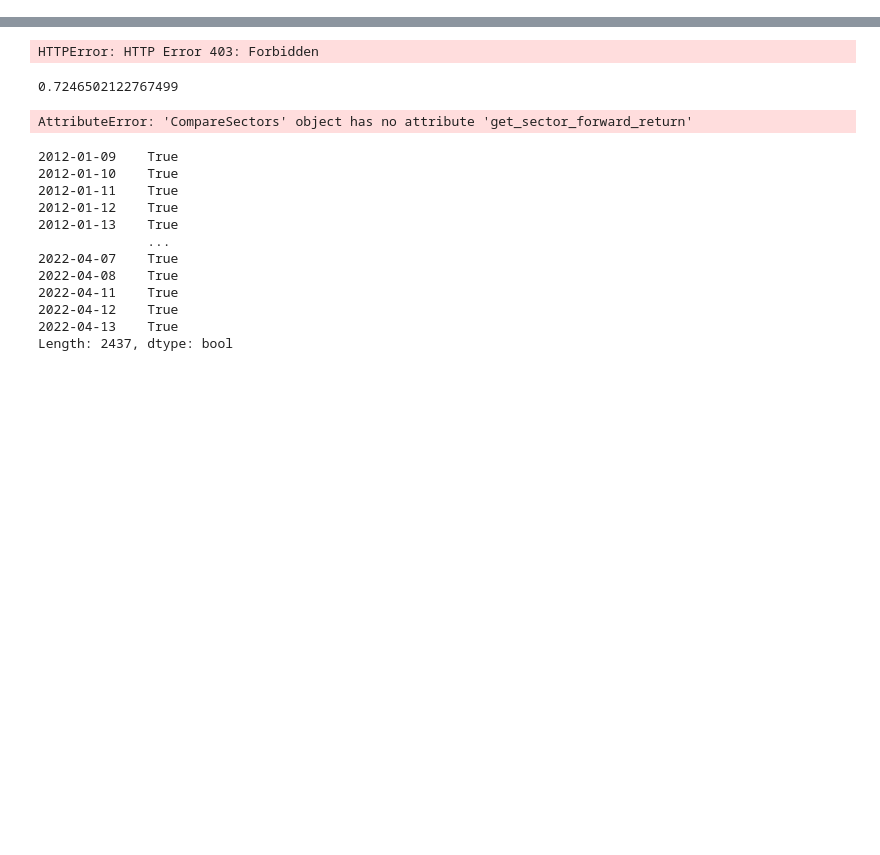
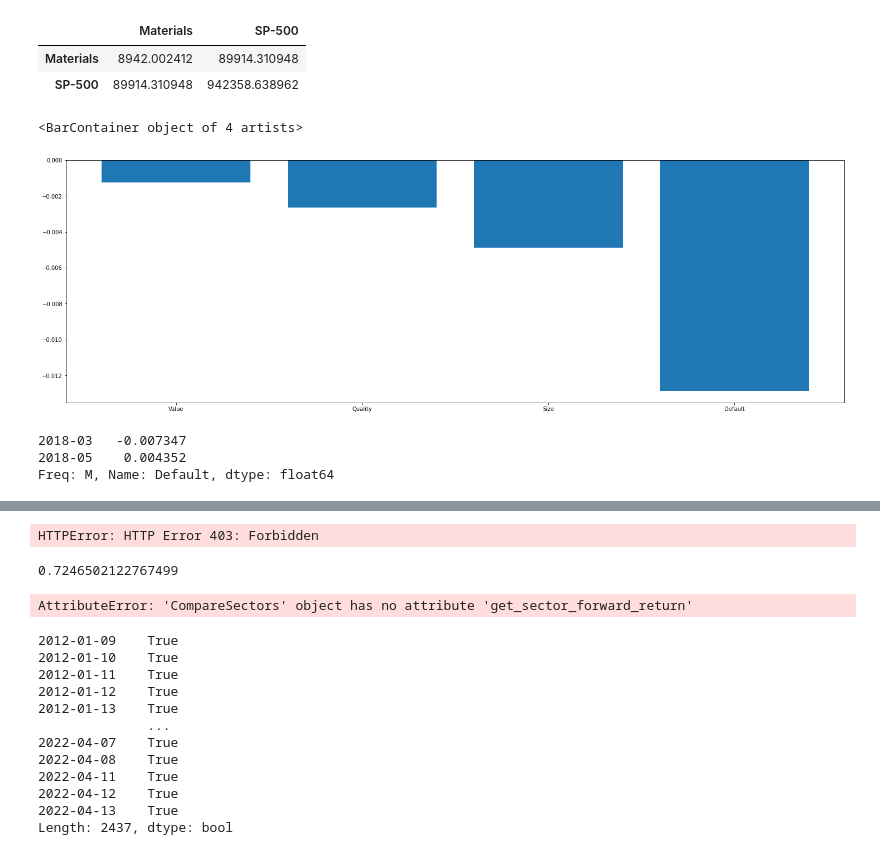
Before and after one commit to Rhys2024/740, a Jupyter notebook: Building.ipynb, the cells around one changed output, grey strips where cells are left out. Drawn from its saved outputs; the diff is of its cells as text; code cells hidden in the pictures; blank space fills up the shorter version.

```diff
--- a/Building.ipynb
+++ b/Building.ipynb
@@ -100,0 +183,25 @@ exposure_report.mean_returns
+# %%
+
+bruh.cov()
+# %% [output]
+|  | Materials | SP-500 |
+| Materials | 8942.002412 | 89914.310948 |
+| SP-500 | 89914.310948 | 942358.638962 |
+# %%
+
+
+#plt.scatter(exposure_report.mean_returns.Materials.index, exposure_report.mean_returns.Materials)
+
+plt.figure(figsize = (25, 8))
+plt.bar(exposure_report.mean_returns_monthly.loc[(4.0, 0.0)].index, exposure_report.mean_returns_monthly.loc[(4.0, 0.0)])
+# %% [output]
+<BarContainer object of 4 artists>
+[figure, added]
+# %%
+
+
+exposure_report.signal_dates_and_returns(True, "Default", (2,-2))
+# %% [output]
+2018-03   -0.007347
+2018-05    0.004352
+Freq: M, Name: Default, dtype: float64
```
Also changed, not shown: parts of 17 cells of this notebook, 6 other files.
